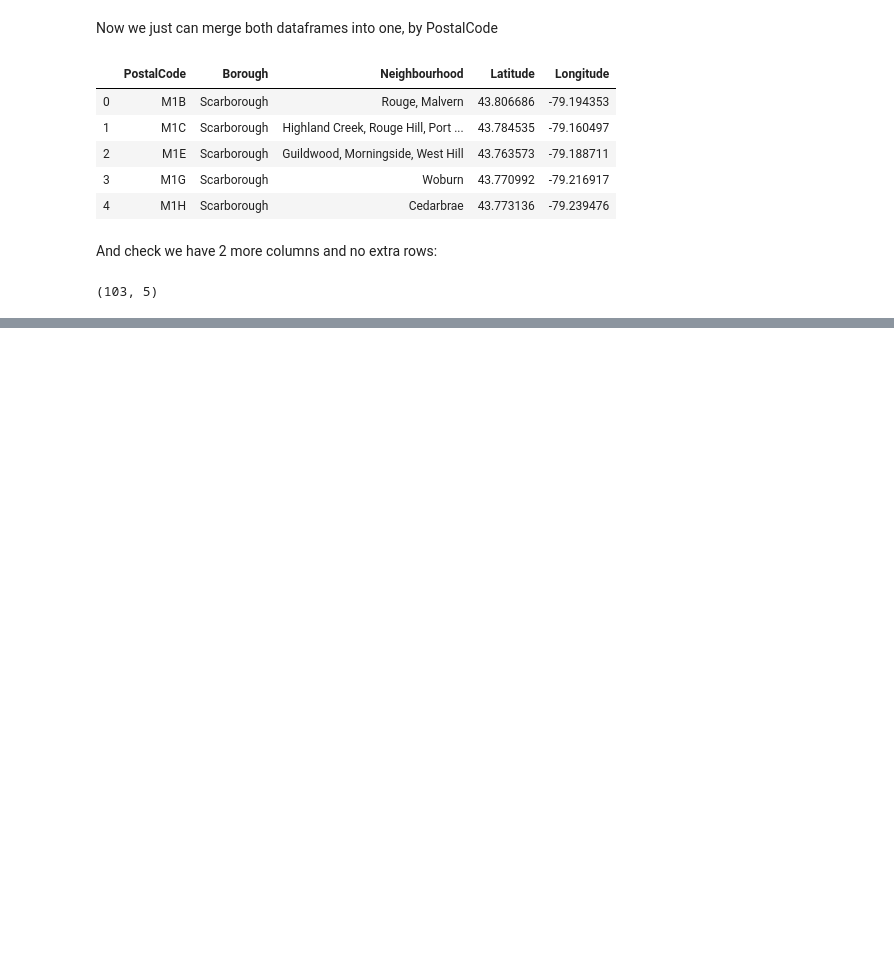
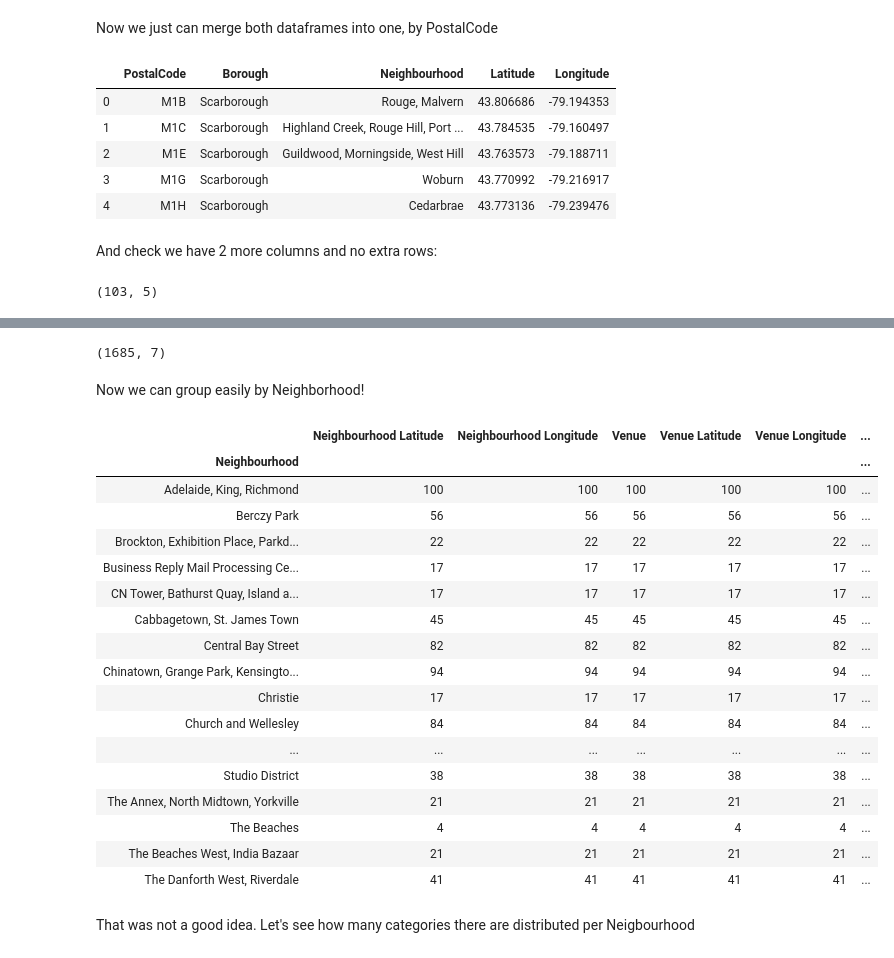
Before and after one commit to mrwizo/ibm-ds, a Jupyter notebook: TorontoNeighborhoods.ipynb, the cells around one changed output, grey strips where cells are left out. Saved outputs shown, nothing was run; the diff lists cells and outputs as text; code cells hidden in the pictures; blank space fills up the shorter version.

Commit message:
Toronto 3rd question

```diff
--- a/TorontoNeighborhoods.ipynb
+++ b/TorontoNeighborhoods.ipynb
@@ -117,0 +191,8 @@ df.shape
+# %%
+address = 'Toronto, ON'
+
+geolocator = Nominatim(user_agent="Toronto")
+location = geolocator.geocode(address)
+latitude_toronto = location.latitude
+longitude_toronto = location.longitude
+print('The geograpical coordinates of Toronto are {}, {}.'.format(latitude_toronto, longitude_toronto))
@@ -117,0 +203,18 @@ df.shape
+# %%
+map_toronto = folium.Map(location=[latitude_toronto, longitude_toronto], zoom_start=10)
+
+# add markers to map
+for lat, lng, borough, Neighbourhood in zip(df_toronto['Latitude'], df_toronto['Longitude'], df_toronto['Borough'], df_toronto['Neighbourhood']):
+    label = '{}, {}'.format(Neighbourhood, borough)
+    label = folium.Popup(label, parse_html=True)
+    folium.CircleMarker(
+        [lat, lng],
+        radius=5,
+        popup=label,
+        color='blue',
+        fill=True,
+        fill_color='#3186cc',
+        fill_opacity=0.7,
+        parse_html=False).add_to(map_toronto)
+
+map_toronto
@@ -117,0 +223,4 @@ df.shape
+# %%
+# defining radius and limit of venues to get
+radius=500
+LIMIT=100
@@ -117,0 +269,5 @@ df.shape
+# %%
+toronto_venues = getNearbyVenues(names=df_toronto['Neighbourhood'],
+                                   latitudes=df_toronto['Latitude'],
+                                   longitudes=df_toronto['Longitude']
+                                  )
@@ -117,0 +306,29 @@ df.shape
+# %%
+toronto_venues.shape
+# %% [output]
+(1685, 7)
+# %% [markdown]
+Now we can group easily by Neighborhood!
+# %%
+toronto_venues.groupby('Neighbourhood').count()
+# %% [output]
+|  | Neighbourhood Latitude | Neighbourhood Longitude | Venue | Venue Latitude | Venue Longitude | ... |
+| Neighbourhood |  |  |  |  |  | ... |
+| Adelaide, King, Richmond | 100 | 100 | 100 | 100 | 100 | ... |
+| Berczy Park | 56 | 56 | 56 | 56 | 56 | ... |
+| Brockton, Exhibition Place, Parkd... | 22 | 22 | 22 | 22 | 22 | ... |
+| Business Reply Mail Processing Ce... | 17 | 17 | 17 | 17 | 17 | ... |
+| CN Tower, Bathurst Quay, Island a... | 17 | 17 | 17 | 17 | 17 | ... |
+| Cabbagetown, St. James Town | 45 | 45 | 45 | 45 | 45 | ... |
+| Central Bay Street | 82 | 82 | 82 | 82 | 82 | ... |
+| Chinatown, Grange Park, Kensingto... | 94 | 94 | 94 | 94 | 94 | ... |
+| Christie | 17 | 17 | 17 | 17 | 17 | ... |
+| Church and Wellesley | 84 | 84 | 84 | 84 | 84 | ... |
+| ... | ... | ... | ... | ... | ... | ... |
+| Studio District | 38 | 38 | 38 | 38 | 38 | ... |
+| The Annex, North Midtown, Yorkville | 21 | 21 | 21 | 21 | 21 | ... |
+| The Beaches | 4 | 4 | 4 | 4 | 4 | ... |
+| The Beaches West, India Bazaar | 21 | 21 | 21 | 21 | 21 | ... |
+| The Danforth West, Riverdale | 41 | 41 | 41 | 41 | 41 | ... |
+# %% [markdown]
+That was not a good idea. Let's see how many categories there are distributed per Neigbourhood
```
Also changed, not shown: parts of 33 cells of this notebook.
